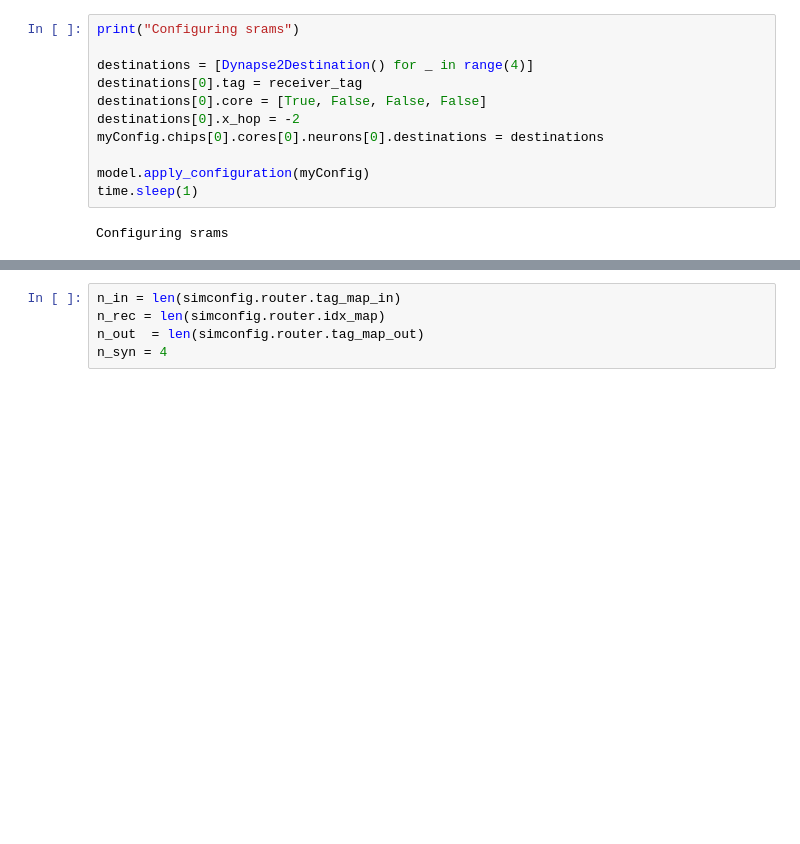
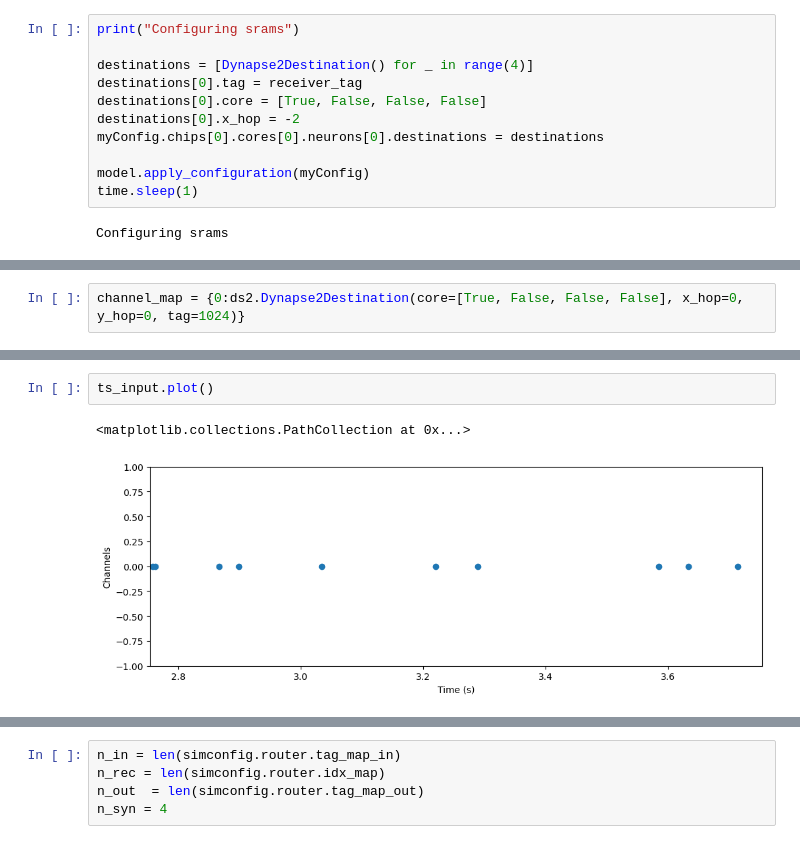
Before and after one commit to synsense/rockpool, a Jupyter notebook: docs/devices/DynapSE/dynapse2.ipynb, the cells around one changed output, grey strips where cells are left out. Drawn from its saved outputs; the diff is of its cells as text; blank space fills up the shorter version.

```diff
--- a/docs/devices/DynapSE/dynapse2.ipynb
+++ b/docs/devices/DynapSE/dynapse2.ipynb
@@ -208,0 +116,2 @@ ts.plot()
+# %%
+channel_map = {0:ds2.Dynapse2Destination(core=[True, False, False, False], x_hop=0, y_hop=0, tag=1024)}
@@ -208,0 +128,5 @@ ts.plot()
+# %%
+ts_input.plot()
+# %% [output]
+<matplotlib.collections.PathCollection at 0x...>
+[figure, added]
```
Also changed, not shown: parts of 35 cells of this notebook.
